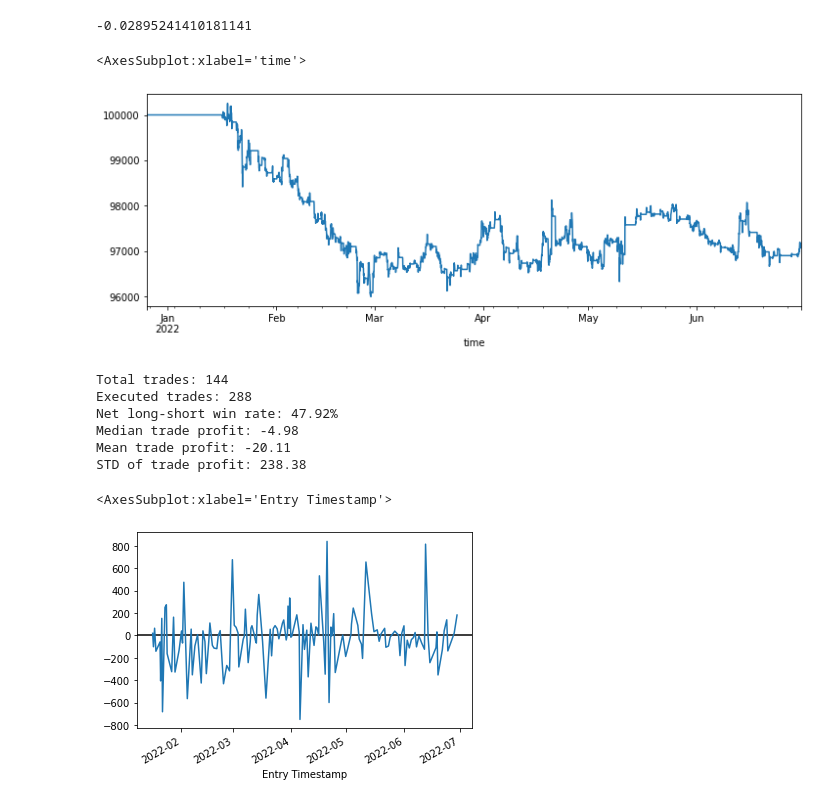
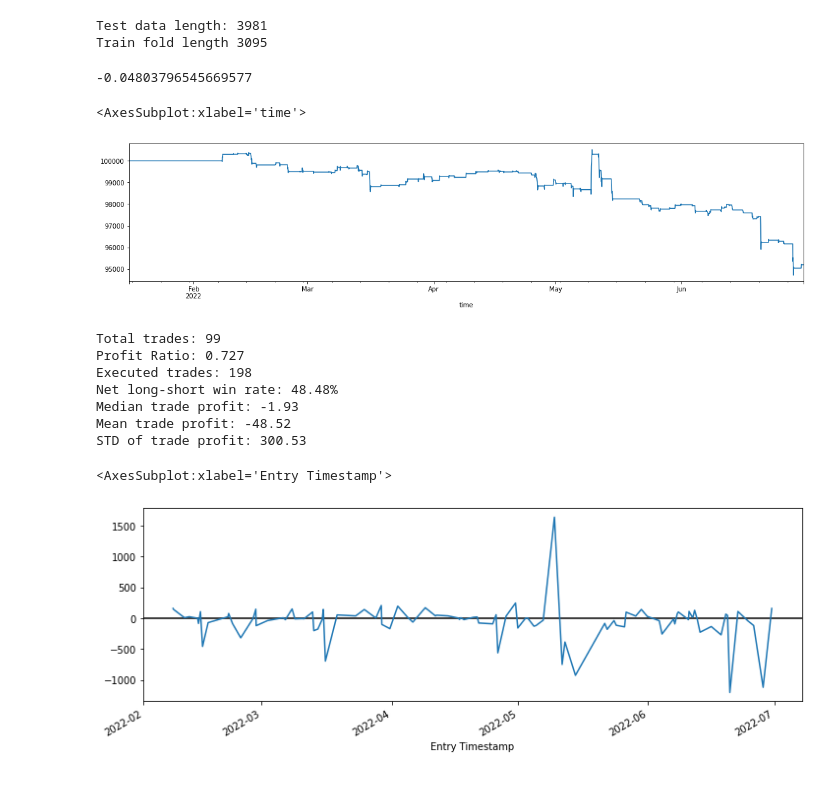
Before and after one commit to jaythequant/VBToptimizers, a Jupyter notebook: review.ipynb, the cells around one changed output. Saved outputs shown, nothing was run; the diff lists cells and outputs as text; code cells hidden in the pictures.

```diff
--- a/review.ipynb
+++ b/review.ipynb
@@ -7,6 +9,15 @@ import matplotlib.pyplot as plt
 # %%
-opens = get_csv_data("data/fileos_hourly_opens.csv")
-closes = get_csv_data("data/fileos_hourly_closes.csv")
+pair = "grt1inch"
+opens = get_csv_data(f"data/{pair}_hourly_opens.csv")
+closes = get_csv_data(f"data/{pair}_hourly_closes.csv")
 
 train_opens, opens = train_test_split(opens, test_size=0.30, train_size=0.70, shuffle=False)
 train_closes, closes = train_test_split(closes, test_size=0.30, train_size=0.70, shuffle=False)
+close_folds = vbt_cv_sliding_constructor(train_closes, n_splits=3)
+open_folds = vbt_cv_sliding_constructor(train_opens, n_splits=3)
+
+print(f"Test data length: {opens.shape[0]}")
+print(f"Train fold length {close_folds[0].shape[0]}")
+# %% [output]
+Test data length: 3981
+Train fold length 3095
@@ -25,3 +24,20 @@ MODEL = "cummlog"
+# %%
+# BNB -> TRX 550 2.1 -2.5 1.9 1e-5 1.5 CUMMLOG 0.0006 <- works dur 360/38 trades per epoch
+# EOS FIL works on a CUMMLOG model but has volatility in per trade returns
+# FIL THETA & LINK CHZ, BTC ZEC. BTCZEC might work, but had generalization issues
+# DBG DASH does not generalize on either log or cummlog model
+# GRT INCH is a bust for both models
+
+PERIOD = 40
+UPPER = 2.2
+LOWER = -2.2
+EXIT = 1.3
+DELTA = 2e-2
+VT = 1.87
+BURNIN = 500
+MODEL = "log"
+SLIPPAGE = 0.0006
+FREQ = "h"
 # %%
 pf = simulate_from_order_func(
     closes, opens,
@@ -32,43 +48,44 @@ pf = simulate_from_order_func(
     delta=DELTA,
     vt=VT,
     burnin=BURNIN,
-    freq="h",
+    freq=FREQ,
     hedge="beta",
     mode=MODEL,
-    slippage=0.0008,
-    commission=0.0008,
+    slippage=SLIPPAGE,
     order_size=0.10,
 )
 # %%
 print(pf.total_return())
 
-pf.value().plot(figsize=(12,4))
+pf.value().plot(figsize=(19,4))
 # %% [output]
--0.02895241410181141
+-0.04803796545669577
 <AxesSubplot:xlabel='time'>
-[figure, old version]
+[figure, new version]
 # %%
 res = pf.trades.records_readable.groupby("Entry Timestamp").sum()
 
 print(f"Total trades: {res.shape[0]}")
+print(f"Profit Ratio: {res.PnL[res.PnL > 0].median() / np.abs(res.PnL[res.PnL < 0].median()):.3f}")
 print(f"Executed trades: {pf.trades.records_readable.shape[0]}")
 print(f"Net long-short win rate: {res.PnL[res.PnL > 0].shape[0] / res.shape[0] * 100:.2f}%")
 print(f"Median trade profit: {res.PnL.median():.2f}")
 print(f"Mean trade profit: {res.PnL.mean():.2f}")
 print(f"STD of trade profit: {res.PnL.std():.2f}")
 # %% [output]
-Total trades: 144
-Executed trades: 288
-Net long-short win rate: 47.92%
-Median trade profit: -4.98
-Mean trade profit: -20.11
-STD of trade profit: 238.38
+Total trades: 99
+Profit Ratio: 0.727
+Executed trades: 198
+Net long-short win rate: 48.48%
+Median trade profit: -1.93
+Mean trade profit: -48.52
+STD of trade profit: 300.53
 # %%
 plt.axhline(0, color="black")
-res.PnL.plot()
+res.PnL.plot(figsize=(12,4))
 # %% [output]
 <AxesSubplot:xlabel='Entry Timestamp'>
-[figure, old version]
+[figure, new version]
 # %%
 pf.stats()
 # %% [output]
```
Also changed, not shown: parts of 4 cells of this notebook, 4 other files.
